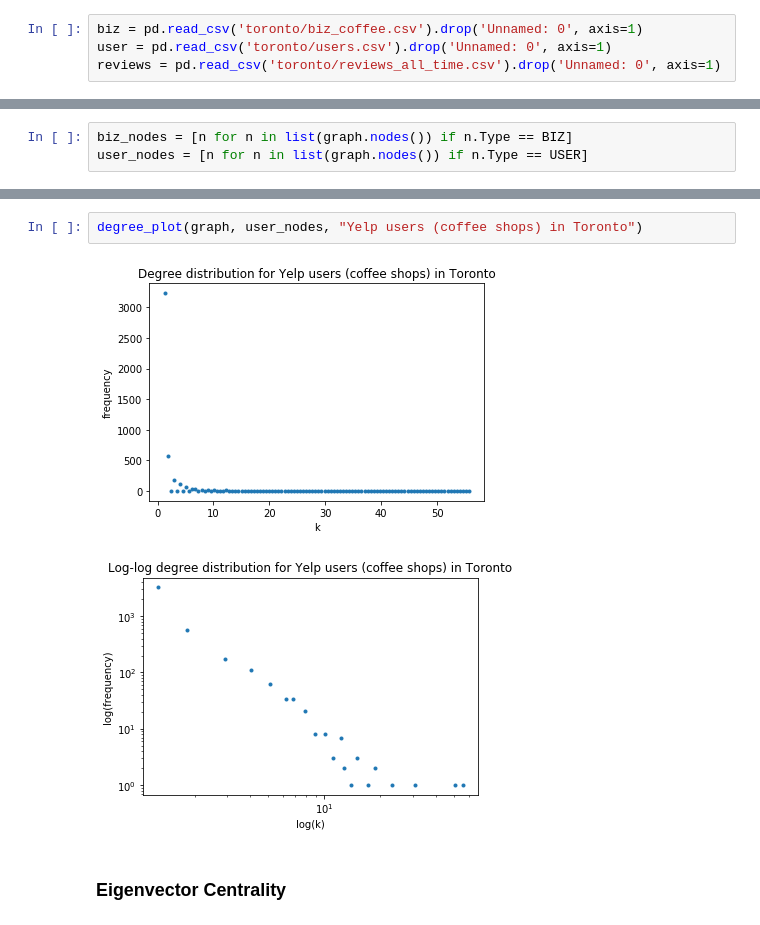
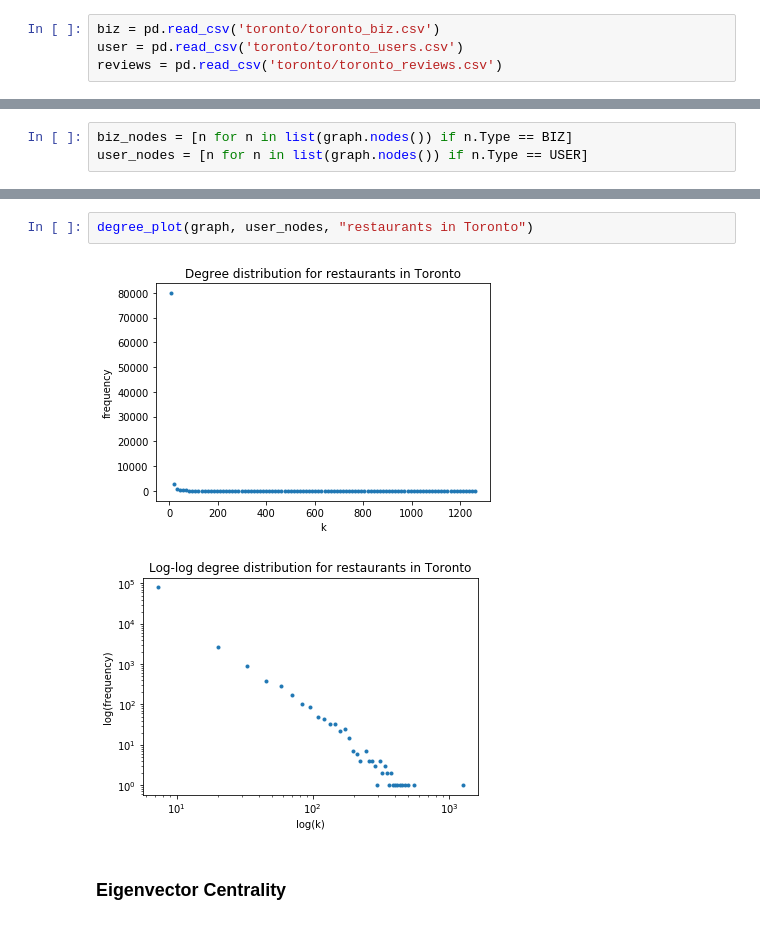
Before and after one commit to thomasnilsson/02805-social-graphs-2018, a Jupyter notebook: project1/elite_toronto.ipynb, the cells around one changed output, grey strips where cells are left out. Cells and saved outputs as stored; diff of their text form.

Commit message:
Toronto Cleaning up

```diff
--- a/project1/elite_toronto.ipynb
+++ b/project1/elite_toronto.ipynb
@@ -47,6 +46,6 @@ TORONTO = 'toronto'
 # %%
-biz = pd.read_csv('toronto/biz_coffee.csv').drop('Unnamed: 0', axis=1)
-user = pd.read_csv('toronto/users.csv').drop('Unnamed: 0', axis=1)
-reviews = pd.read_csv('toronto/reviews_all_time.csv').drop('Unnamed: 0', axis=1)
+biz = pd.read_csv('toronto/toronto_biz.csv')
+user = pd.read_csv('toronto/toronto_users.csv')
+reviews = pd.read_csv('toronto/toronto_reviews.csv')
 # %%
 print('Reviews:', len(reviews))
@@ -100,8 +99,8 @@ degree_plot(graph, biz_nodes, "Coffee shops in Toronto")
 # %%
-degree_plot(graph, user_nodes, "Yelp users (coffee shops) in Toronto")
+degree_plot(graph, user_nodes, "restaurants in Toronto")
 # %% [output]
-[figure, old version]
+[figure, new version]
-[figure, old version]
+[figure, new version]
 # %% [markdown]
 ### Eigenvector Centrality
 # %%
```
Also changed, not shown: parts of 13 cells of this notebook.
